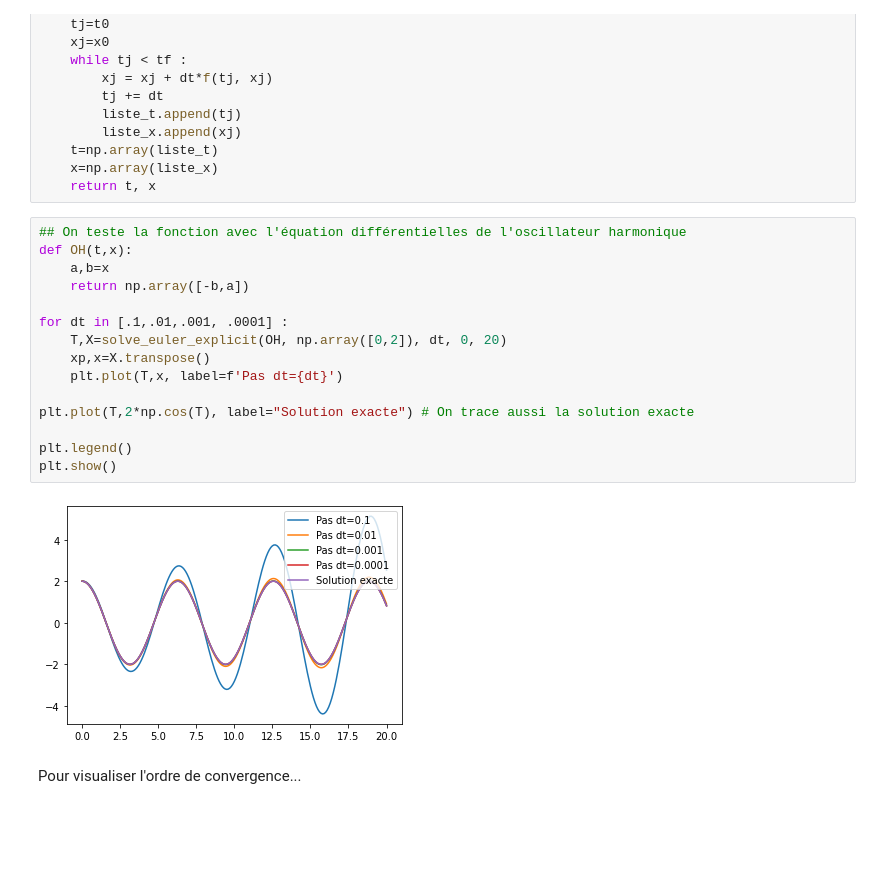
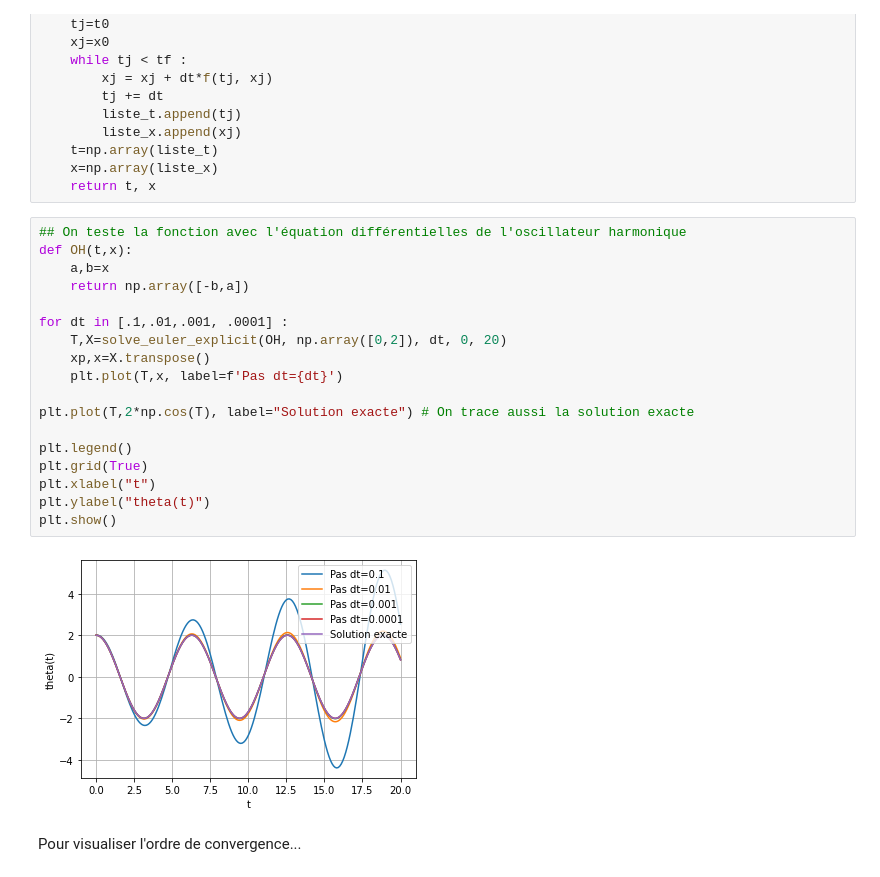
Before and after one commit to sophian-a/projet-equa-diff, a Jupyter notebook: Akkari-Blanchiet-eq-diff.ipynb, the cells around one changed output. Drawn from its saved outputs; the diff is of its cells as text; blank space fills up the shorter version.

```diff
--- a/Akkari-Blanchiet-eq-diff.ipynb
+++ b/Akkari-Blanchiet-eq-diff.ipynb
@@ -63,20 +102,23 @@ def solve_euler_explicit(f, x0, dt, t0, tf):
 # %%
 ## On teste la fonction avec l'équation différentielles de l'oscillateur harmonique
 def OH(t,x):
     a,b=x
     return np.array([-b,a])
 
 for dt in [.1,.01,.001, .0001] :
     T,X=solve_euler_explicit(OH, np.array([0,2]), dt, 0, 20)
     xp,x=X.transpose()
     plt.plot(T,x, label=f'Pas dt={dt}')
 
 plt.plot(T,2*np.cos(T), label="Solution exacte") # On trace aussi la solution exacte
 
 plt.legend()
+plt.grid(True)
+plt.xlabel("t")
+plt.ylabel("theta(t)")
 plt.show()
 # %% [output]
-[figure, old version]
+[figure, new version]
 # %% [markdown]
 Pour visualiser l'ordre de convergence...
 # %% [markdown]
```
Also changed, not shown: parts of 16 cells of this notebook.
